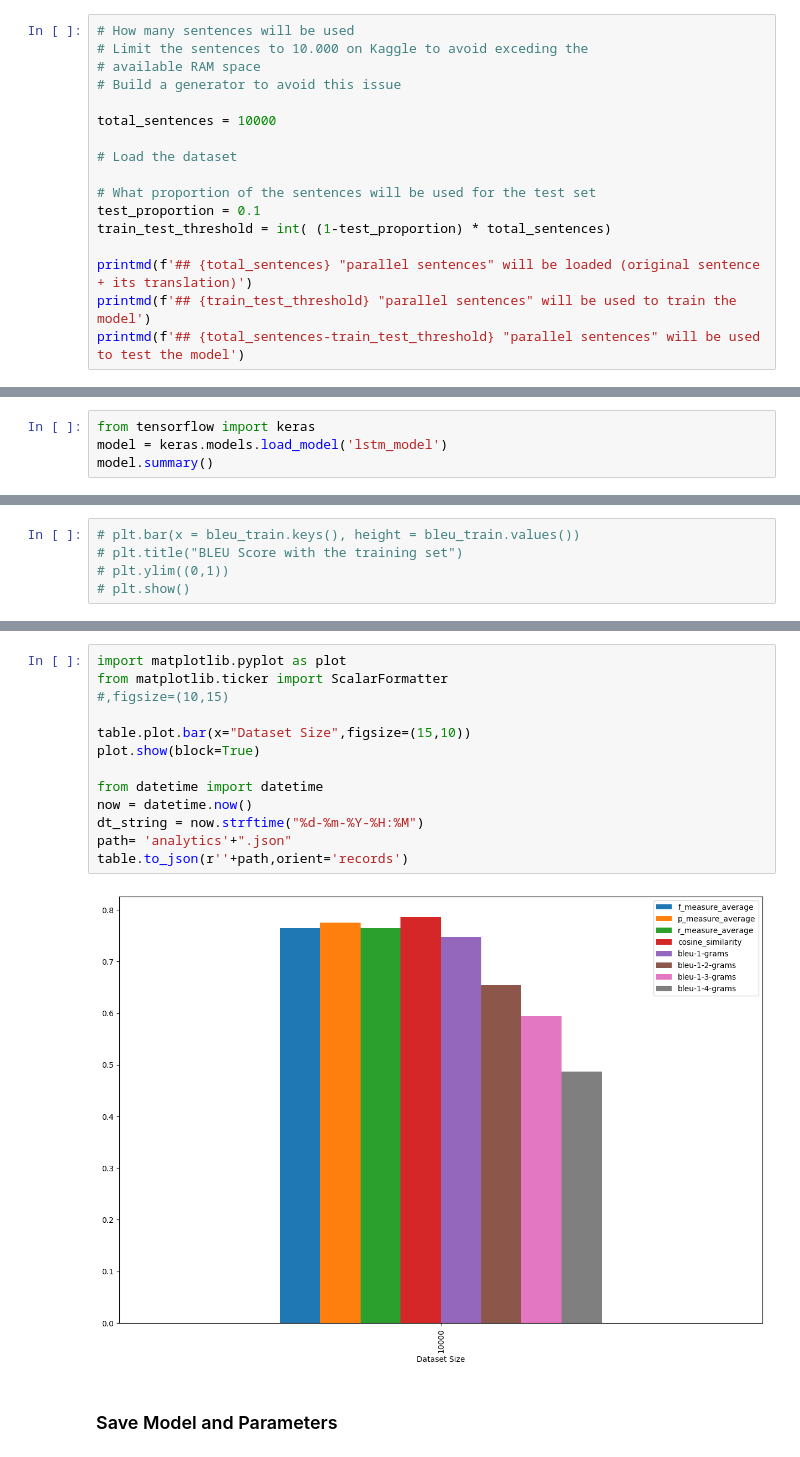
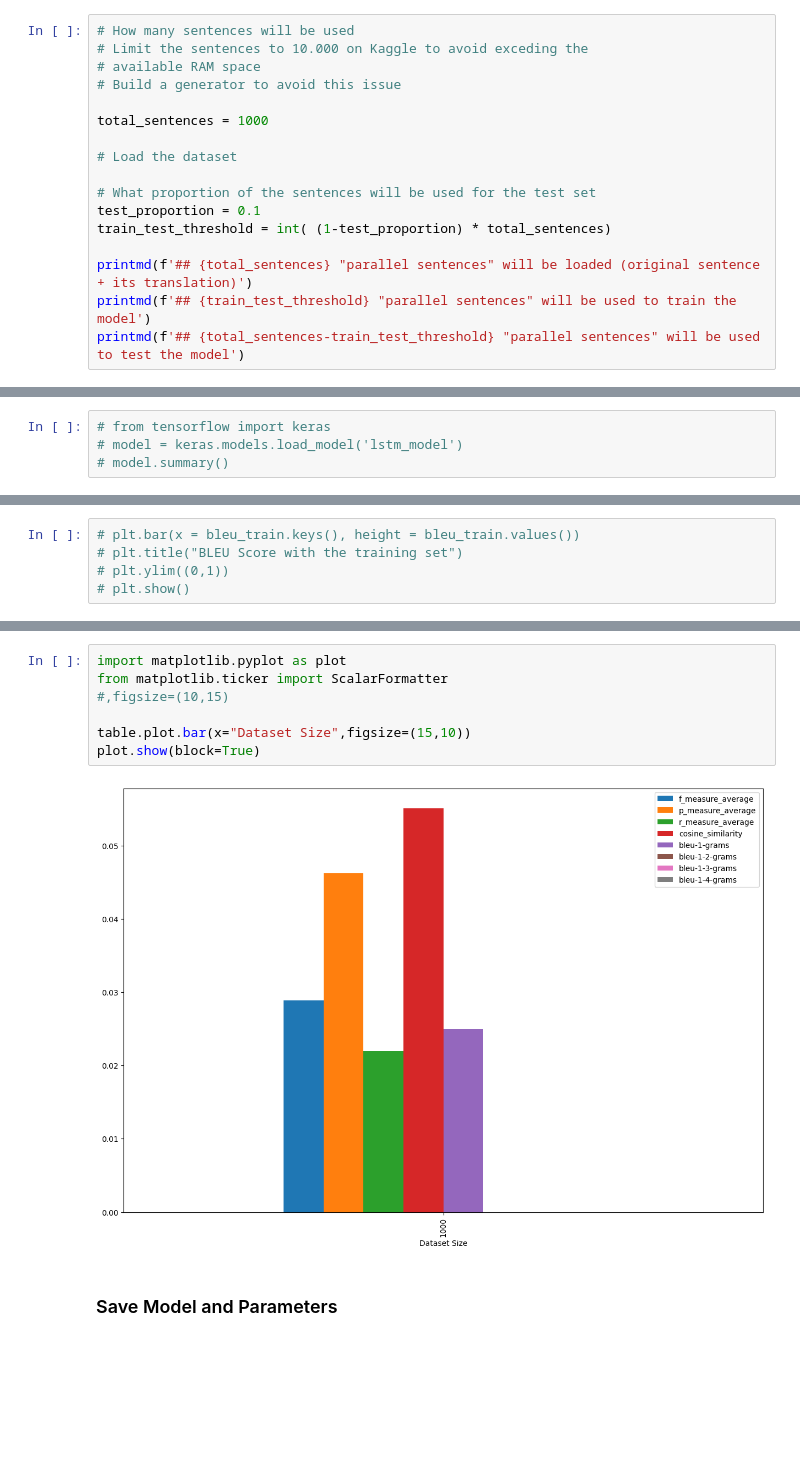
Before and after one commit to ASIF-Mahmud1/machine-translation, a Jupyter notebook: train/lstm/index.ipynb, the cells around one changed output, grey strips where cells are left out. Cells and saved outputs as stored; diff of their text form; blank space fills up the shorter version.

```diff
--- a/train/lstm/index.ipynb
+++ b/train/lstm/index.ipynb
@@ -93,7 +93,7 @@ dataset= pool_oftexts
 # available RAM space
 # Build a generator to avoid this issue
 
-total_sentences = 10000
+total_sentences = 1000
 
 # Load the dataset
 
@@ -267,6 +278,6 @@ Source (Hindi) Max Length: 15
 # %% [markdown]
 ### Load Previously Saved Model
 # %%
-from tensorflow import keras
-model = keras.models.load_model('lstm_model')
-model.summary()
+# from tensorflow import keras
+# model = keras.models.load_model('lstm_model')
+# model.summary()
@@ -437,18 +414,12 @@ table
 # %%
 import matplotlib.pyplot as plot
 from matplotlib.ticker import ScalarFormatter
 #,figsize=(10,15)
 
 table.plot.bar(x="Dataset Size",figsize=(15,10))
 plot.show(block=True)
-
-from datetime import datetime
-now = datetime.now()
-dt_string = now.strftime("%d-%m-%Y-%H:%M")
-path= 'analytics'+".json"
-table.to_json(r''+path,orient='records')
 # %% [output]
-[figure, old version]
+[figure, new version]
 # %% [markdown]
 ###  Save Model and Parameters
 # %%
```
Also changed, not shown: parts of 15 cells of this notebook.
